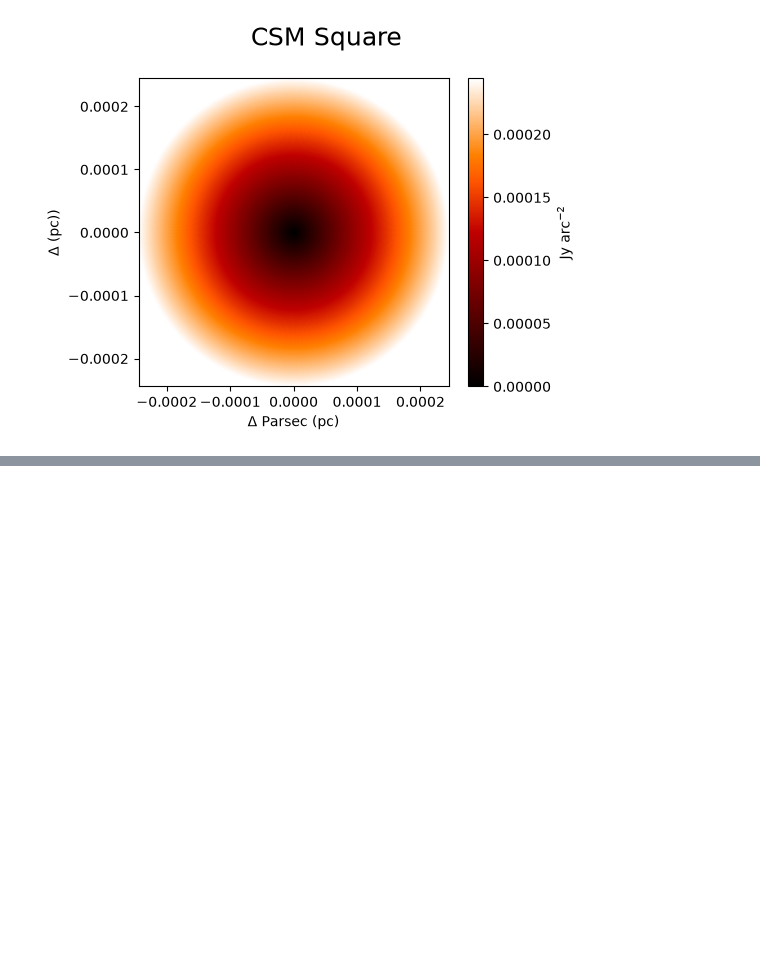
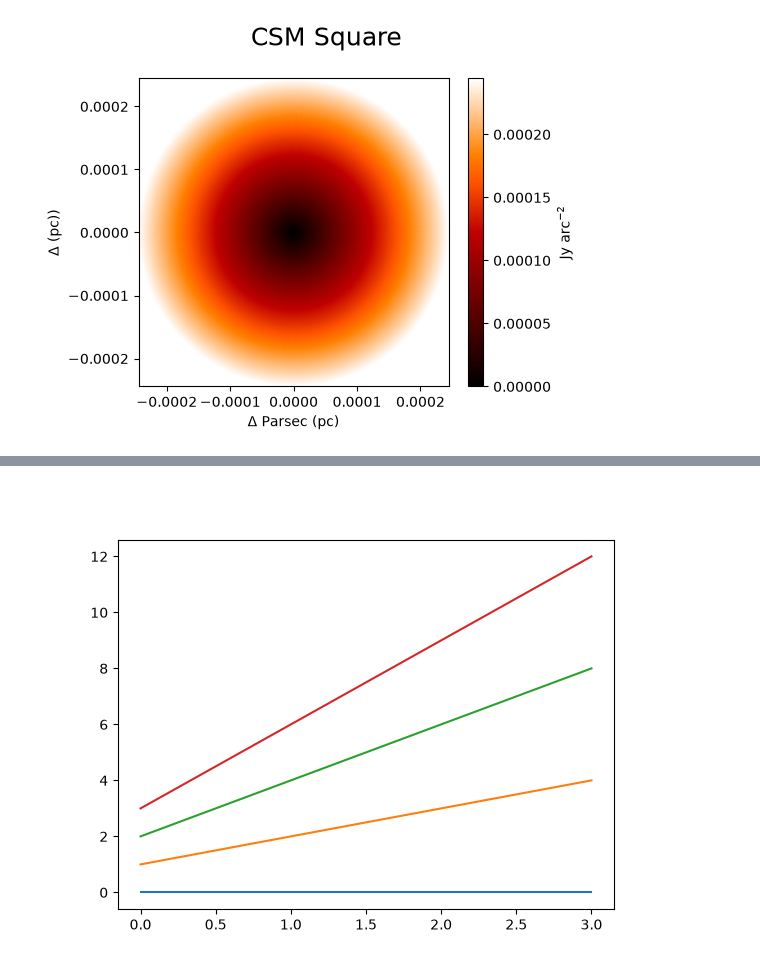
Before and after one commit to imanbeh/csm_pipeline, a Jupyter notebook: medhigh_abel_interpolation_density.ipynb, the cells around one changed output, grey strips where cells are left out. Drawn from its saved outputs; the diff is of its cells as text; code cells hidden in the pictures; blank space fills up the shorter version.

```diff
--- a/medhigh_abel_interpolation_density.ipynb
+++ b/medhigh_abel_interpolation_density.ipynb
@@ -273,0 +286,10 @@ fig.colorbar(im1,label = "Density in g/cm3")
+# %%
+def on_plot_hover(event):
+    # Iterating over each data member plotted
+    #print(event)
+
+    for i in range(csm_abel.shape[0]):
+        for j in range(csm_abel.shape[1]):
+        # Searching which data member corresponds to current mouse position
+            if event[0]==xaxis[i,j] and event[1]== yaxis[i,j]:
+                print("over %s" % csm_abel[i,j])
@@ -289,0 +339,23 @@ fig.colorbar(im1,label = "Density in g/cm3")
+# %%
+# Need to create as global variable so our callback(on_plot_hover) can access
+fig = plt.figure()
+plot = fig.add_subplot(111)
+
+# create some curves
+for i in range(4):
+    # Giving unique ids to each data member
+    plot.plot(
+        [i*1,i*2,i*3,i*4],
+        gid=i)
+
+def on_plot_hover(event):
+    # Iterating over each data member plotted
+    for curve in plot.get_lines():
+        # Searching which data member corresponds to current mouse position
+        if curve.contains(event)[0]:
+            print("over %s" % curve.get_gid())
+
+fig.canvas.mpl_connect('motion_notify_event', on_plot_hover)
+plt.show()
+# %% [output]
+[figure, added]
```
Also changed, not shown: parts of 15 cells of this notebook.
